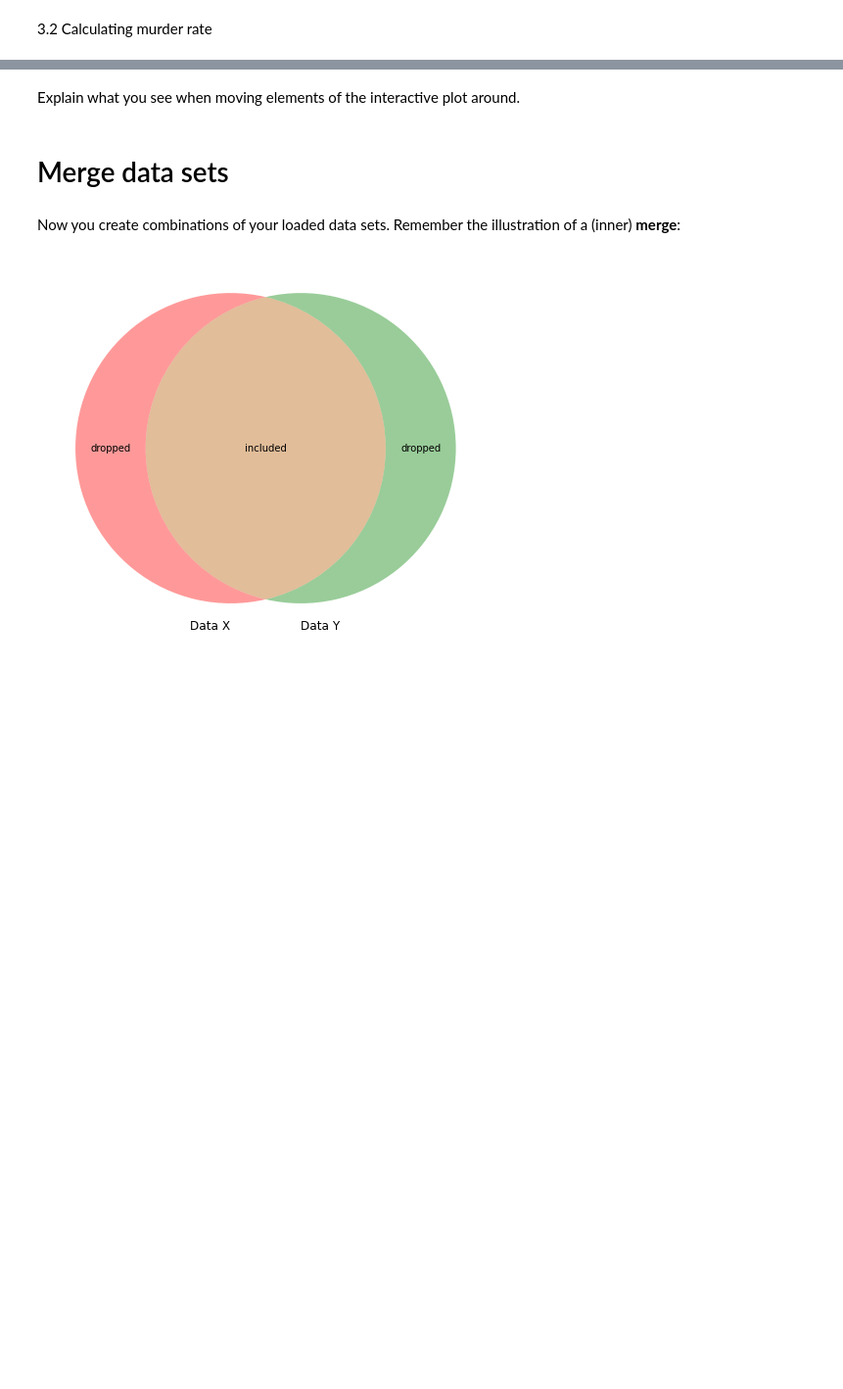
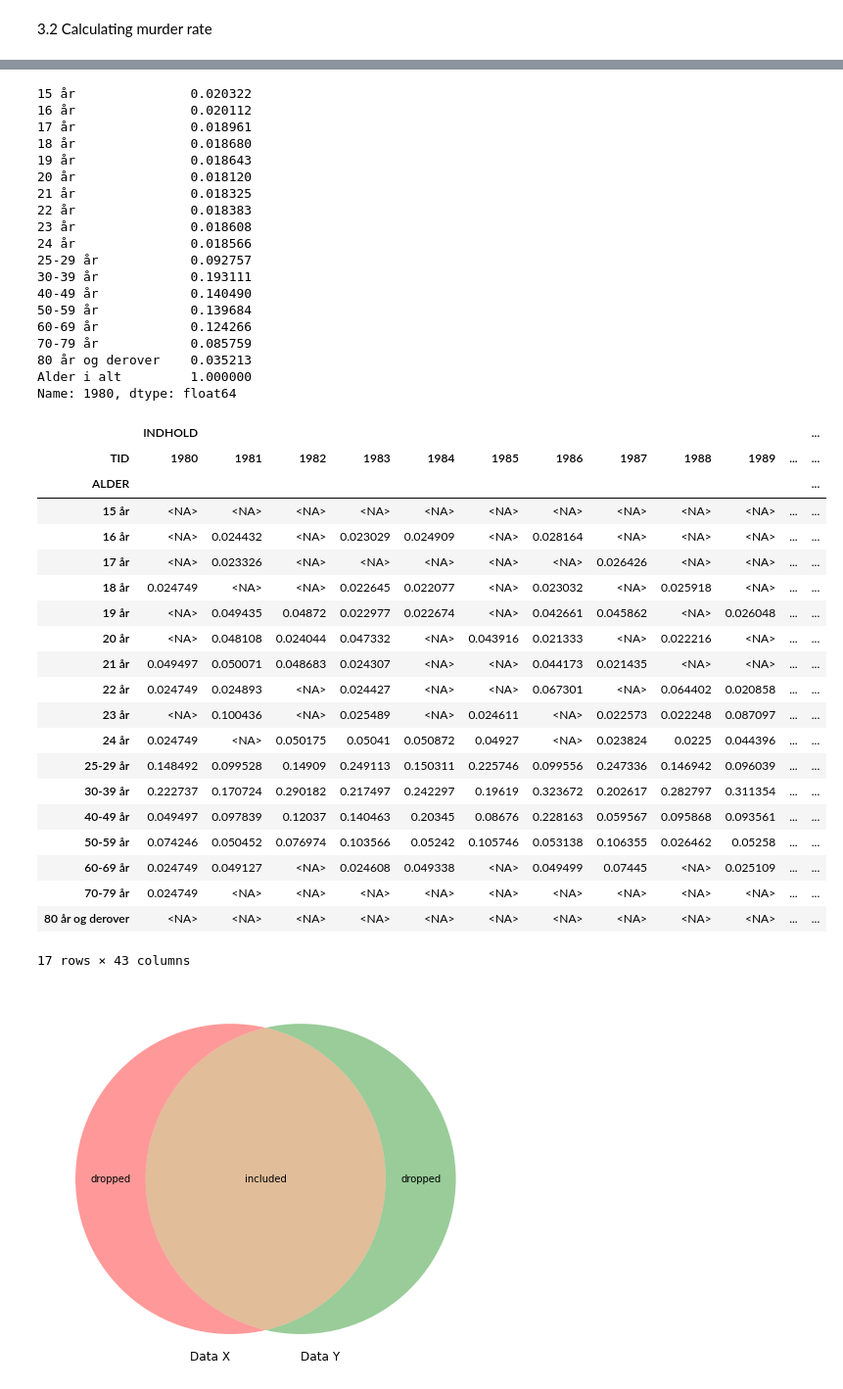
Before and after one commit to NumEconCopenhagen/projects-2023-bulen, a Jupyter notebook: dataproject/dataproject.ipynb, the cells around one changed output, grey strips where cells are left out. Shown: that part at 98% size. Saved outputs shown, nothing was run; the diff lists cells and outputs as text; code cells hidden in the pictures; blank space fills up the shorter version.

```diff
--- a/dataproject/dataproject.ipynb
+++ b/dataproject/dataproject.ipynb
@@ -244,9 +225,51 @@ widgets.interact(plot_func,
-# %% [markdown]
-Explain what you see when moving elements of the interactive plot around.
-# %% [markdown]
-# Merge data sets
-# %% [markdown]
-Now you create combinations of your loaded data sets. Remember the illustration of a (inner) **merge**:
+# %%
+alford = newv.loc[:,1980].div(newv.loc['Alder i alt', 1980]) #age distribution in the year of our lord 1980
+display(alford)
+
+mordrate2 = mordrate.mul(alford, axis=0)
+mordrate2.drop(labels=['Alder i alt'], axis=0, inplace=True)
+display(mordrate2)
+# %% [output]
+15 år               0.020322
+16 år               0.020112
+17 år               0.018961
+18 år               0.018680
+19 år               0.018643
+20 år               0.018120
+21 år               0.018325
+22 år               0.018383
+23 år               0.018608
+24 år               0.018566
+25-29 år            0.092757
+30-39 år            0.193111
+40-49 år            0.140490
+50-59 år            0.139684
+60-69 år            0.124266
+70-79 år            0.085759
+80 år og derover    0.035213
+Alder i alt         1.000000
+Name: 1980, dtype: float64
+|  | INDHOLD |  |  |  |  |  |  |  |  |  |  | ... |
+| TID | 1980 | 1981 | 1982 | 1983 | 1984 | 1985 | 1986 | 1987 | 1988 | 1989 | ... | ... |
+| ALDER |  |  |  |  |  |  |  |  |  |  |  | ... |
+| 15 år | <NA> | <NA> | <NA> | <NA> | <NA> | <NA> | <NA> | <NA> | <NA> | <NA> | ... | ... |
+| 16 år | <NA> | 0.024432 | <NA> | 0.023029 | 0.024909 | <NA> | 0.028164 | <NA> | <NA> | <NA> | ... | ... |
+| 17 år | <NA> | 0.023326 | <NA> | <NA> | <NA> | <NA> | <NA> | 0.026426 | <NA> | <NA> | ... | ... |
+| 18 år | 0.024749 | <NA> | <NA> | 0.022645 | 0.022077 | <NA> | 0.023032 | <NA> | 0.025918 | <NA> | ... | ... |
+| 19 år | <NA> | 0.049435 | 0.04872 | 0.022977 | 0.022674 | <NA> | 0.042661 | 0.045862 | <NA> | 0.026048 | ... | ... |
+| 20 år | <NA> | 0.048108 | 0.024044 | 0.047332 | <NA> | 0.043916 | 0.021333 | <NA> | 0.022216 | <NA> | ... | ... |
+| 21 år | 0.049497 | 0.050071 | 0.048683 | 0.024307 | <NA> | <NA> | 0.044173 | 0.021435 | <NA> | <NA> | ... | ... |
+| 22 år | 0.024749 | 0.024893 | <NA> | 0.024427 | <NA> | <NA> | 0.067301 | <NA> | 0.064402 | 0.020858 | ... | ... |
+| 23 år | <NA> | 0.100436 | <NA> | 0.025489 | <NA> | 0.024611 | <NA> | 0.022573 | 0.022248 | 0.087097 | ... | ... |
+| 24 år | 0.024749 | <NA> | 0.050175 | 0.05041 | 0.050872 | 0.04927 | <NA> | 0.023824 | 0.0225 | 0.044396 | ... | ... |
+| 25-29 år | 0.148492 | 0.099528 | 0.14909 | 0.249113 | 0.150311 | 0.225746 | 0.099556 | 0.247336 | 0.146942 | 0.096039 | ... | ... |
+| 30-39 år | 0.222737 | 0.170724 | 0.290182 | 0.217497 | 0.242297 | 0.19619 | 0.323672 | 0.202617 | 0.282797 | 0.311354 | ... | ... |
+| 40-49 år | 0.049497 | 0.097839 | 0.12037 | 0.140463 | 0.20345 | 0.08676 | 0.228163 | 0.059567 | 0.095868 | 0.093561 | ... | ... |
+| 50-59 år | 0.074246 | 0.050452 | 0.076974 | 0.103566 | 0.05242 | 0.105746 | 0.053138 | 0.106355 | 0.026462 | 0.05258 | ... | ... |
+| 60-69 år | 0.024749 | 0.049127 | <NA> | 0.024608 | 0.049338 | <NA> | 0.049499 | 0.07445 | <NA> | 0.025109 | ... | ... |
+| 70-79 år | 0.024749 | <NA> | <NA> | <NA> | <NA> | <NA> | <NA> | <NA> | <NA> | <NA> | ... | ... |
+| 80 år og derover | <NA> | <NA> | <NA> | <NA> | <NA> | <NA> | <NA> | <NA> | <NA> | <NA> | ... | ... |
+17 rows × 43 columns
 # %%
 plt.figure(figsize=(15,7))
 v = venn2(subsets = (4, 4, 10), set_labels = ('Data X', 'Data Y'))
```
Also changed, not shown: parts of 13 cells of this notebook.
